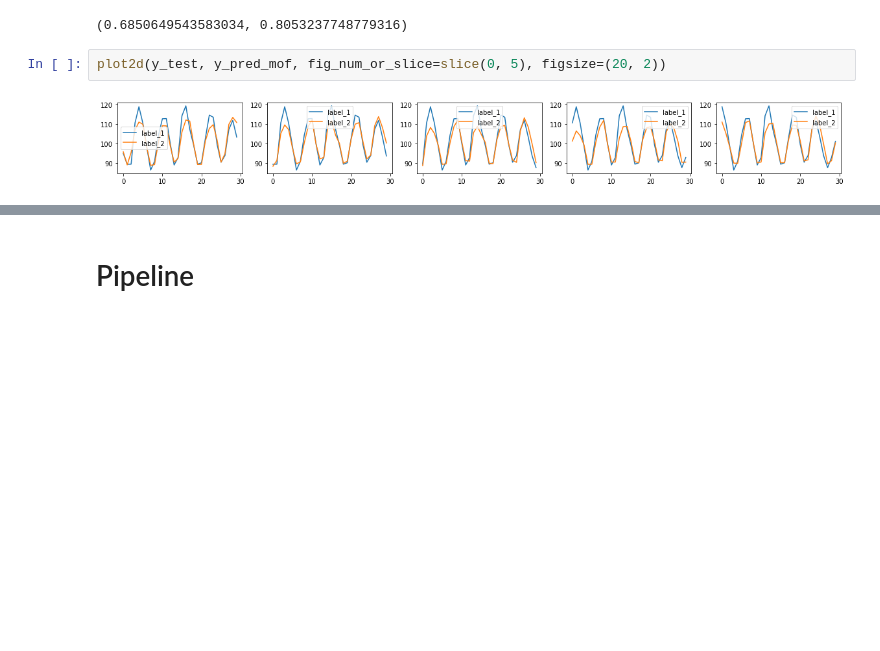
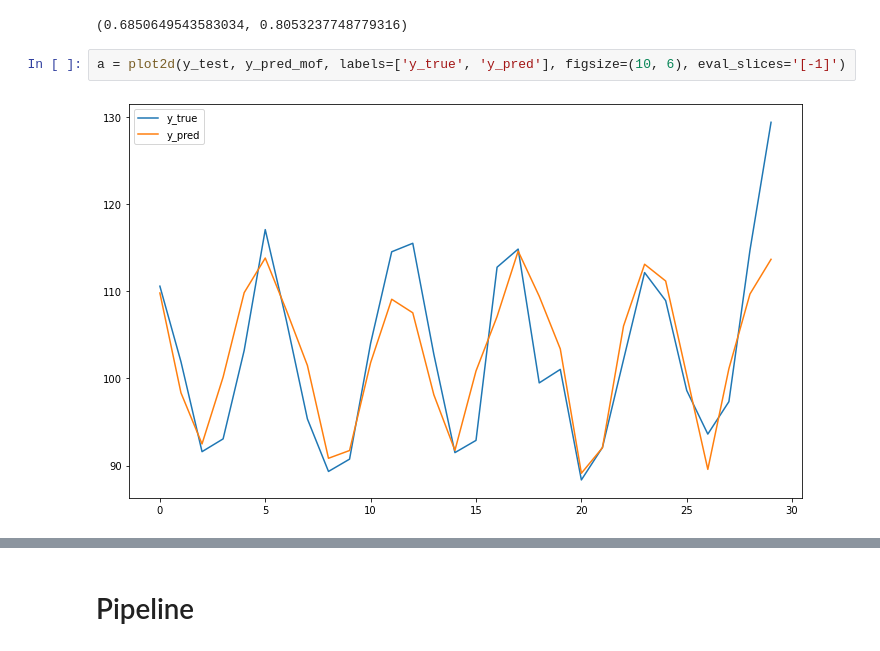
Before and after one commit to BirchKwok/spinesTS, a Jupyter notebook: examples/MultiOutputForecast & Pipeline.ipynb, the cells around one changed output, grey strips where cells are left out. Drawn from its saved outputs; the diff is of its cells as text; blank space fills up the shorter version.

Commit message:
Change the plot2d function to optimize the plot layout

```diff
--- a/examples/MultiOutputForecast & Pipeline.ipynb
+++ b/examples/MultiOutputForecast & Pipeline.ipynb
@@ -26,7 +28,7 @@ r2_score(y_test.T, y_pred_msf.T), r2_score(y_test.T, y_pred_mof.T)
 # %% [output]
 (0.6850649543583034, 0.8053237748779316)
 # %%
-plot2d(y_test, y_pred_mof, fig_num_or_slice=slice(0, 5), figsize=(20, 2))
+a = plot2d(y_test, y_pred_mof, labels=['y_true', 'y_pred'], figsize=(10, 6), eval_slices='[-1]')
 # %% [output]
-[figure, old version]
+[figure, new version]
 # %%
```
Also changed, not shown: parts of 18 cells of this notebook, 3 other files.
